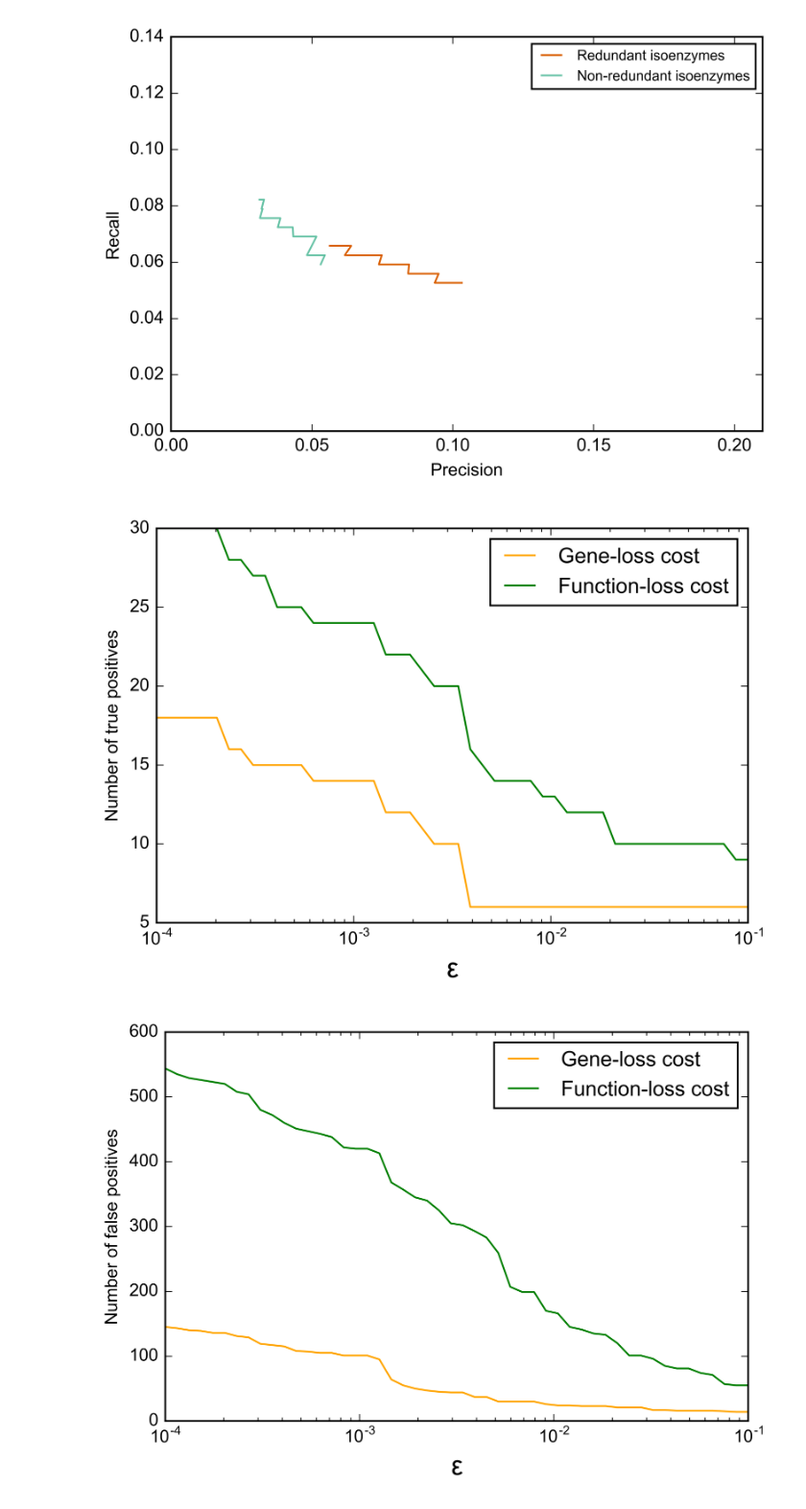
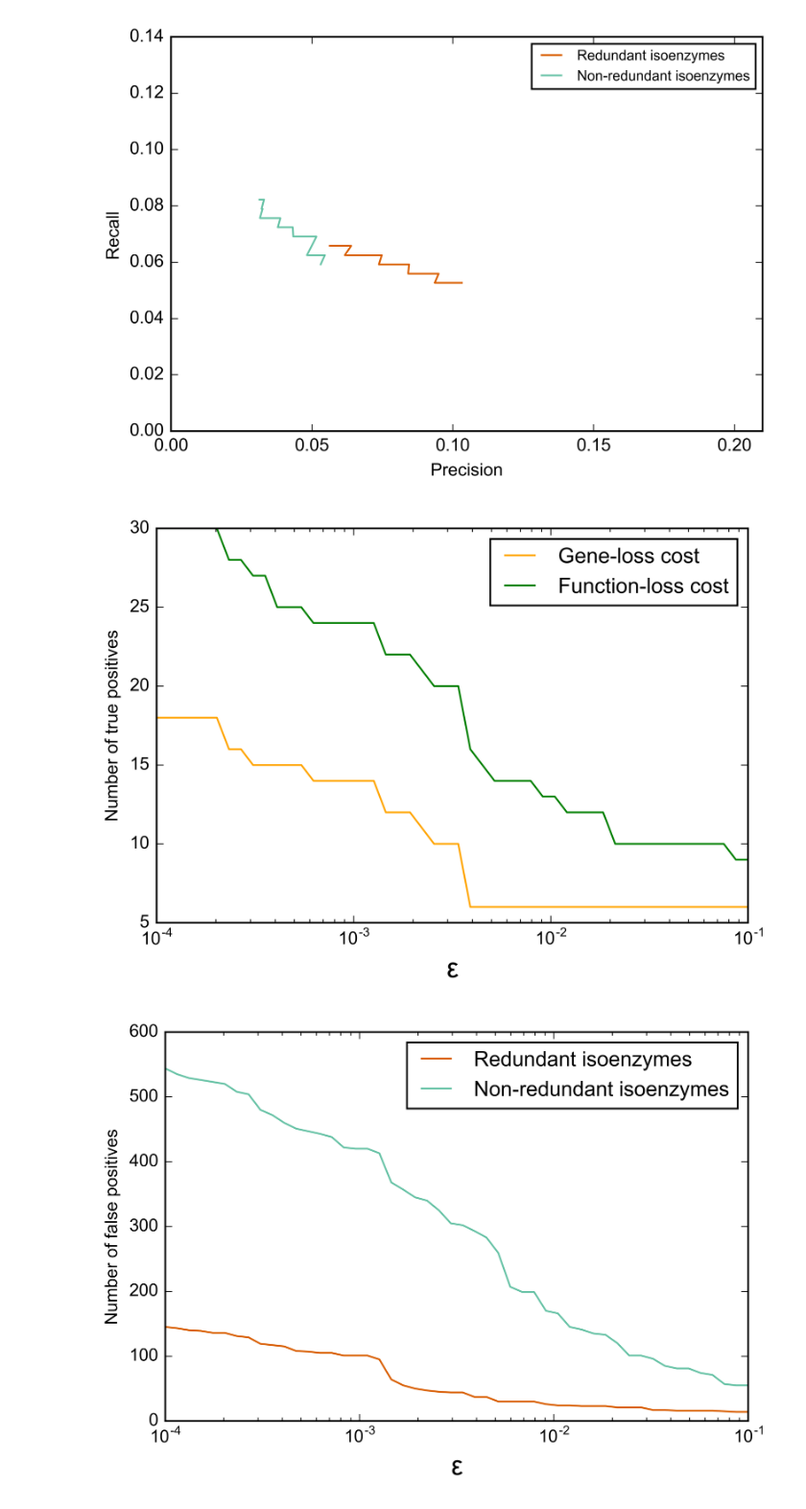
Before and after one commit to llambourne/isoenzymes_flux_balance, a Jupyter notebook: notebooks/epistasis.ipynb, the cells around one changed output. Shown at 96% size. Cells and saved outputs as stored; diff of their text form; code cells hidden in the pictures.

```diff
--- a/notebooks/epistasis.ipynb
+++ b/notebooks/epistasis.ipynb
@@ -150,14 +133,14 @@ plt.show()
 # %%
 def get_counts(results, fbaCut):
-    """
+    """Transform continuous epsilon data to discrete counts of interaction types.
 
     Args:
-        results (DataFrame):
-        fbaCut (float):
+        results (DataFrame): predicted / measured epsilon data.
+        fbaCut (float): threshold value of epsilon that defines an interaction.
 
     Returns:
-        dict:
-        dict:
+        dict: Prediction results using redundant isoenzymes model.
+        dict: Prediction results using non-redundant isoenzymes model.
 
     """
     glcCounts = {}
@@ -466,35 +425,35 @@ plt.show()
 epsilonVals = np.logspace(-4., -1.)
 glcTruePos = [get_counts(results, i)[0]['negative']['negative'] for i in epsilonVals]
 flcTruePos = [get_counts(results, i)[1]['negative']['negative'] for i in epsilonVals]
 glcFalsePos = [get_counts(results, i)[0]['non-interacting']['negative'] +
                get_counts(results, i)[0]['positive']['negative']for i in epsilonVals]
 flcFalsePos = [get_counts(results, i)[1]['non-interacting']['negative'] +
                get_counts(results, i)[1]['positive']['negative']for i in epsilonVals]
 glcFalseNeg = [get_counts(results, i)[0]['negative']['positive'] +
                get_counts(results, i)[0]['negative']['non-interacting']for i in epsilonVals]
 flcFalseNeg = [get_counts(results, i)[1]['negative']['positive'] +
                get_counts(results, i)[1]['negative']['non-interacting']for i in epsilonVals]
 plt.plot(epsilonVals, glcTruePos, label='Gene-loss cost', color='orange')
 plt.plot(epsilonVals, flcTruePos, label='Function-loss cost', color='green')
 plt.ylabel('Number of true positives')
 plt.xlabel(r'$\epsilon$', fontsize=16)
 plt.xscale('log')
 plt.legend()
 plt.show()
-plt.plot(epsilonVals, glcFalsePos, label='Gene-loss cost', color='orange')
-plt.plot(epsilonVals, flcFalsePos, label='Function-loss cost', color='green')
+plt.plot(epsilonVals, glcFalsePos, label='Redundant isoenzymes', color='#d95f02')
+plt.plot(epsilonVals, flcFalsePos, label='Non-redundant isoenzymes', color='#66c2a5')
 plt.ylabel('Number of false positives')
 plt.xlabel(r'$\epsilon$', fontsize=16)
 plt.xscale('log')
 plt.legend()
 plt.show()
-plt.plot(epsilonVals, glcFalseNeg, label='Gene-loss cost', color='orange')
-plt.plot(epsilonVals, flcFalseNeg, label='Function-loss cost', color='green')
+plt.plot(epsilonVals, glcFalseNeg, label='Redundant isoenzymes', color='#d95f02')
+plt.plot(epsilonVals, flcFalseNeg, label='Non-redundant isoenzymes', color='#66c2a5')
 plt.ylabel('Number of false negatives')
 plt.xlabel(r'$\epsilon$', fontsize=16)
 plt.xscale('log')
 plt.legend()
 plt.show()
 # %% [output]
 [figure]
-[figure, old version]
+[figure, new version]
```
Also changed, not shown: parts of 23 cells of this notebook, 3 other files.
